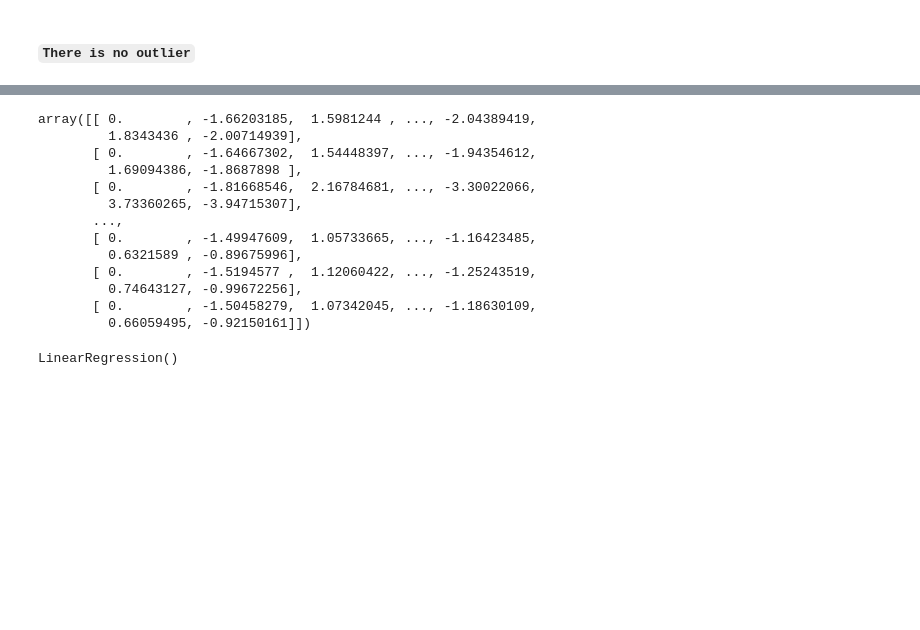
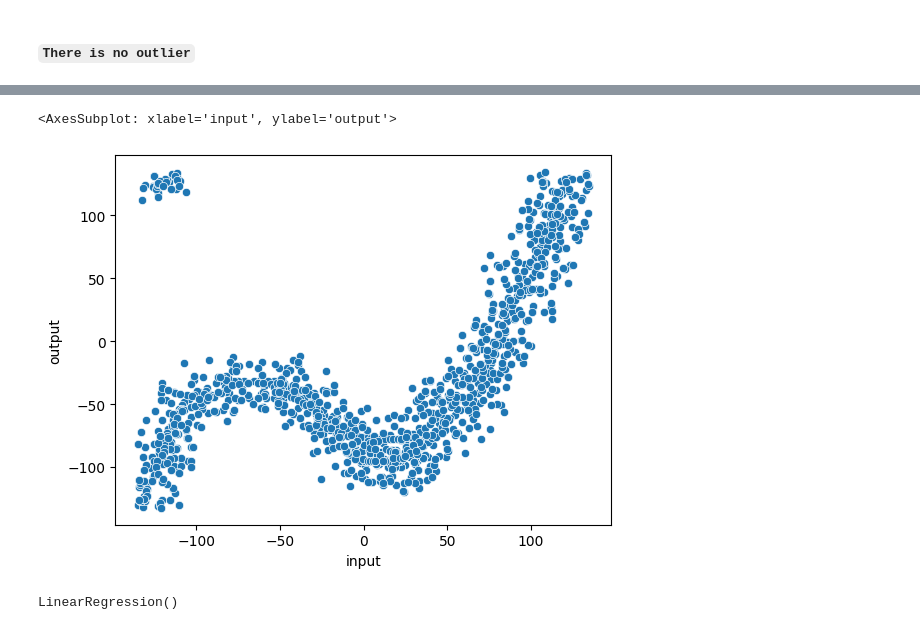
Before and after one commit to aashishkasar/Aashish-Hackthon, a Jupyter notebook: Internship.ipynb, the cells around one changed output, grey strips where cells are left out. Cells and saved outputs as stored; diff of their text form; code cells hidden in the pictures; blank space fills up the shorter version.

```diff
--- a/Internship.ipynb
+++ b/Internship.ipynb
@@ -139,19 +135,3 @@ X_norm = scaler.fit_transform(X_poly)
-# %%
-X_norm
-# %% [output]
-array([[ 0.        , -1.66203185,  1.5981244 , ..., -2.04389419,
-         1.8343436 , -2.00714939],
-       [ 0.        , -1.64667302,  1.54448397, ..., -1.94354612,
-         1.69094386, -1.8687898 ],
-       [ 0.        , -1.81668546,  2.16784681, ..., -3.30022066,
-         3.73360265, -3.94715307],
-       ...,
-       [ 0.        , -1.49947609,  1.05733665, ..., -1.16423485,
-         0.6321589 , -0.89675996],
-       [ 0.        , -1.5194577 ,  1.12060422, ..., -1.25243519,
-         0.74643127, -0.99672256],
-       [ 0.        , -1.50458279,  1.07342045, ..., -1.18630109,
-         0.66059495, -0.92150161]])
 # %%
 # Split the normalized data into training and testing sets
 y = data["output"]
@@ -158,0 +139,5 @@ X_train, X_test, y_train, y_test = train_test_split(X_norm, y, test_size=0.2)
+# %%
+sns.scatterplot(data['input'],data['output'])
+# %% [output]
+<AxesSubplot: xlabel='input', ylabel='output'>
+[figure, added]
```
Also changed, not shown: parts of 27 cells of this notebook.
